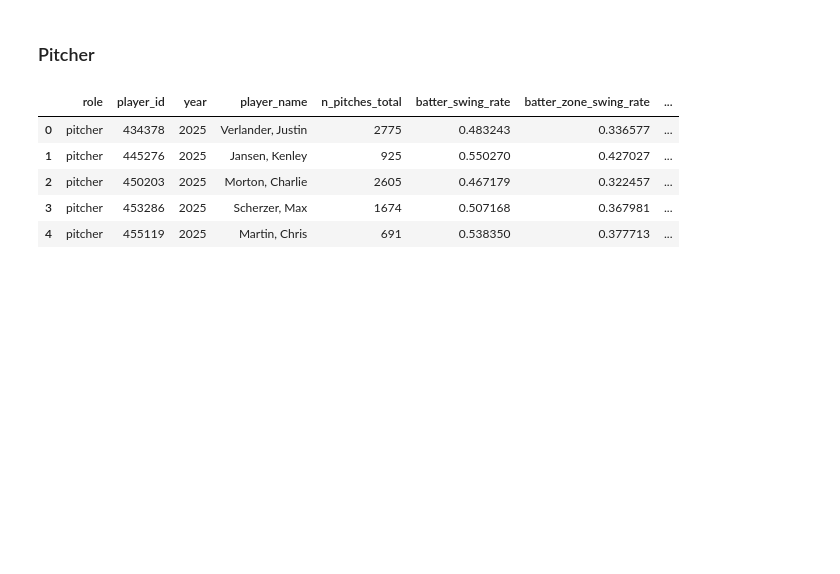
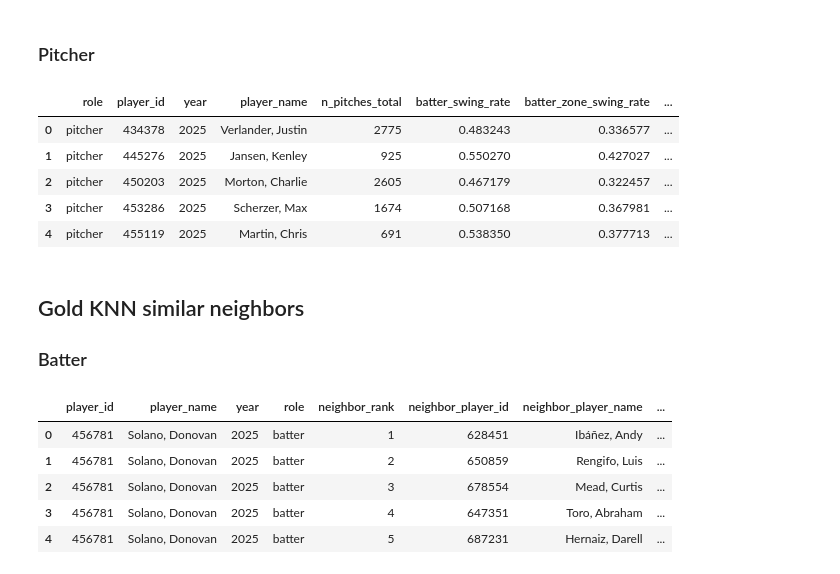
Before and after one commit to bryjjch/Diamond-DNA, a Jupyter notebook: notebooks/loading_data.ipynb, the cells around one changed output. Drawn from its saved outputs; the diff is of its cells as text; code cells hidden in the pictures; blank space fills up the shorter version.

Commit message:
Added knn model to pipeline

```diff
--- a/notebooks/loading_data.ipynb
+++ b/notebooks/loading_data.ipynb
@@ -183,3 +183,31 @@ df_gold.head()
 | 2 | pitcher | 450203 | 2025 | Morton, Charlie | 2605 | 0.467179 | 0.322457 | ... |
 | 3 | pitcher | 453286 | 2025 | Scherzer, Max | 1674 | 0.507168 | 0.367981 | ... |
 | 4 | pitcher | 455119 | 2025 | Martin, Chris | 691 | 0.538350 | 0.377713 | ... |
+# %% [markdown]
+## Gold KNN similar neighbors
+
+### Batter
+# %%
+BUCKET = "diamond-dna"
+prefix = "gold/statcast"  # default GOLD_PREFIX in src/pipeline/settings.py
+role = "batter"
+year = "2025"
+
+fs = s3fs.S3FileSystem()
+nbr_path = f"s3://{BUCKET}/{prefix}/{role}/year={year}/player_year_similar_neighbors.parquet"
+try:
+    with fs.open(nbr_path, "rb") as f:
+        df_neighbors_batter = pd.read_parquet(f)
+except FileNotFoundError:
+    print(
+        f"No neighbor table at {nbr_path} "
+        "(run gold player similarity for this role/year after archetype clustering)."
+    )
+df_neighbors_batter.head()
+# %% [output]
+|  | player_id | player_name | year | role | neighbor_rank | neighbor_player_id | neighbor_player_name | ... |
+| 0 | 456781 | Solano, Donovan | 2025 | batter | 1 | 628451 | Ibáñez, Andy | ... |
+| 1 | 456781 | Solano, Donovan | 2025 | batter | 2 | 650859 | Rengifo, Luis | ... |
+| 2 | 456781 | Solano, Donovan | 2025 | batter | 3 | 678554 | Mead, Curtis | ... |
+| 3 | 456781 | Solano, Donovan | 2025 | batter | 4 | 647351 | Toro, Abraham | ... |
+| 4 | 456781 | Solano, Donovan | 2025 | batter | 5 | 687231 | Hernaiz, Darell | ... |
```
Also changed, not shown: parts of 5 cells of this notebook, 9 other files.
